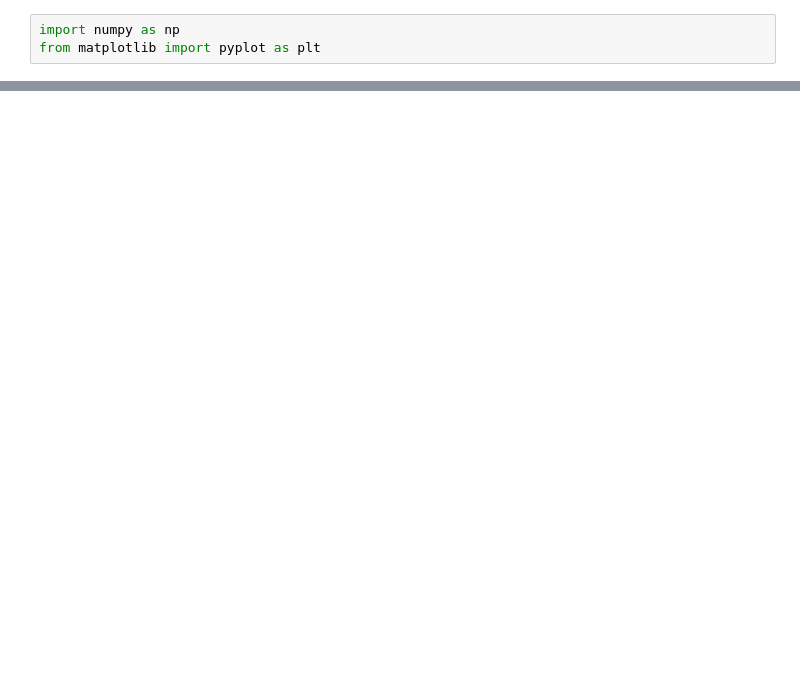
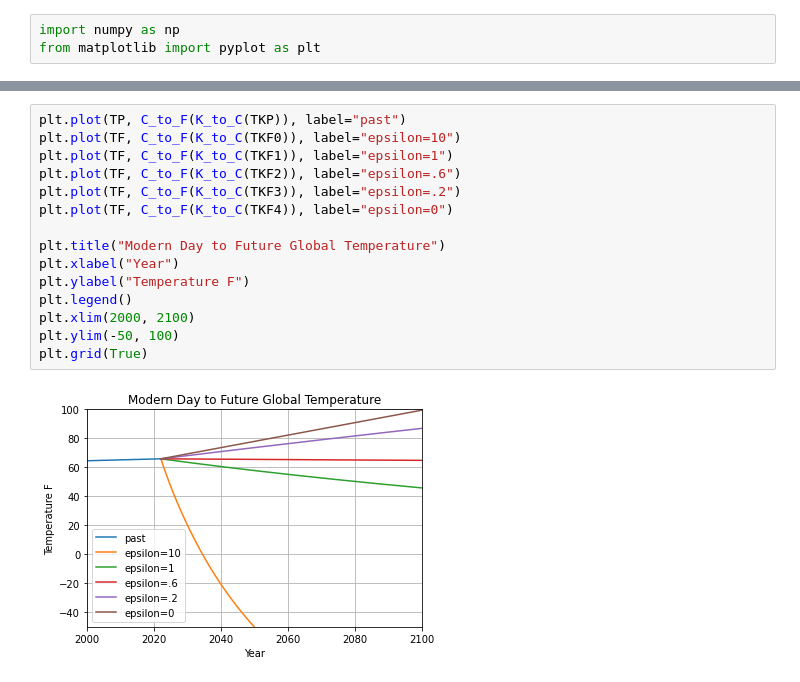
Before and after one commit to uarizona-2022spring-phys105a/Project_Asamaco, a Jupyter notebook: Untitled.ipynb, the cells around one changed output, grey strips where cells are left out. Drawn from its saved outputs; the diff is of its cells as text; blank space fills up the shorter version.

```diff
--- a/Untitled.ipynb
+++ b/Untitled.ipynb
@@ -110,0 +108,17 @@ print (TKP0[2100])
+# %%
+plt.plot(TP, C_to_F(K_to_C(TKP)), label="past")
+plt.plot(TF, C_to_F(K_to_C(TKF0)), label="epsilon=10")
+plt.plot(TF, C_to_F(K_to_C(TKF1)), label="epsilon=1")
+plt.plot(TF, C_to_F(K_to_C(TKF2)), label="epsilon=.6")
+plt.plot(TF, C_to_F(K_to_C(TKF3)), label="epsilon=.2")
+plt.plot(TF, C_to_F(K_to_C(TKF4)), label="epsilon=0")
+
+plt.title("Modern Day to Future Global Temperature")
+plt.xlabel("Year")
+plt.ylabel("Temperature F")
+plt.legend()
+plt.xlim(2000, 2100)
+plt.ylim(-50, 100)
+plt.grid(True)
+# %% [output]
+[figure, added]
```
Also changed, not shown: parts of 12 cells of this notebook.
